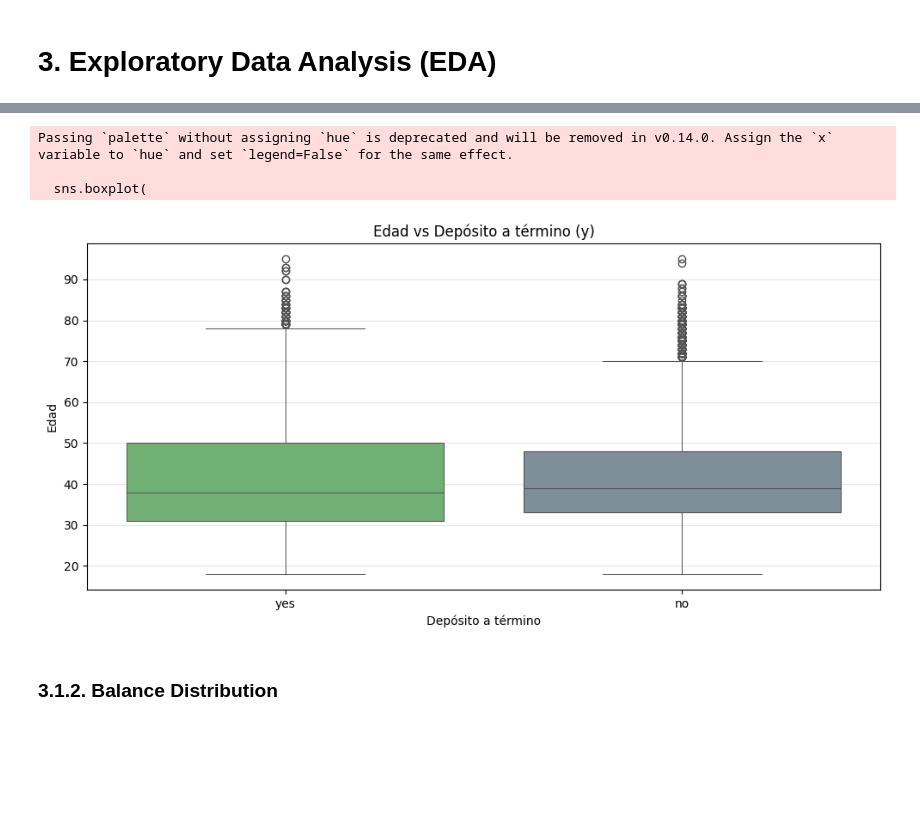
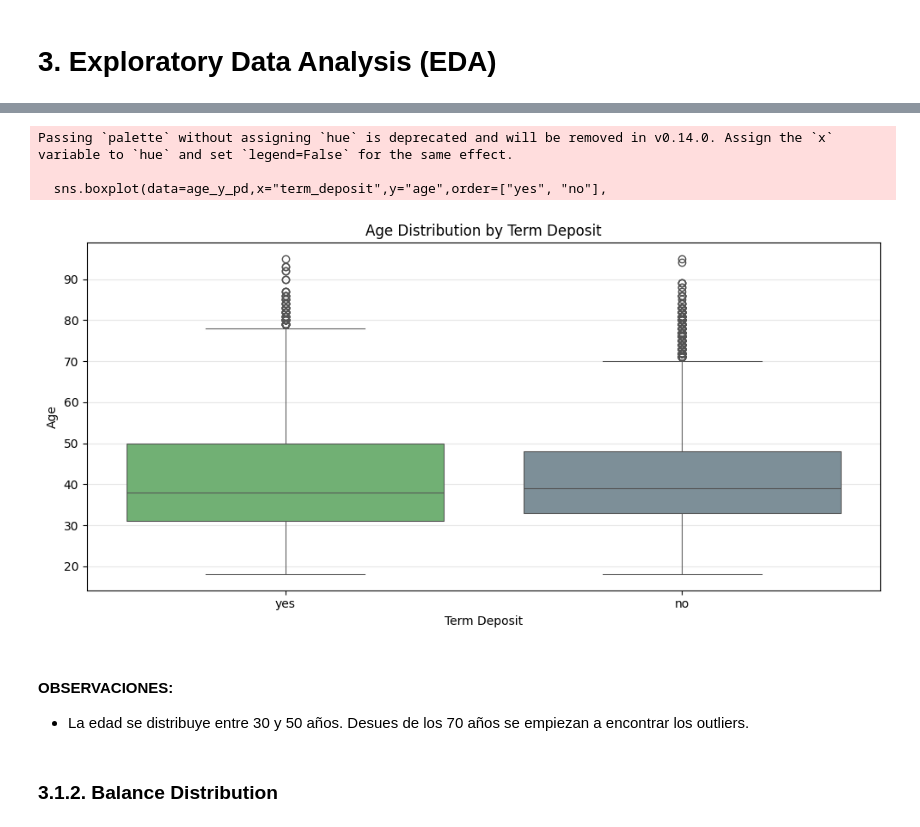
Before and after one commit to samegi/Proce-Laboratorio-ML-Supervisado, a Jupyter notebook: Lab_Clasification.ipynb, the cells around one changed output, grey strips where cells are left out. Cells and saved outputs as stored; diff of their text form; code cells hidden in the pictures; blank space fills up the shorter version.

```diff
--- a/Lab_Clasification.ipynb
+++ b/Lab_Clasification.ipynb
@@ -190,4 +190,7 @@ df01 = df01.withColumn("duration", df01.duration.cast("int"))
 df01 = df01.withColumn("campaign", df01.campaign.cast("int"))
 df01 = df01.withColumn("pdays", df01.pdays.cast("int"))
 df01 = df01.withColumn("previous", df01.previous.cast("int"))
+# %%
+# name change
+df02 = df01.withColumnRenamed('y', 'term_deposit')
 # %% [markdown]
@@ -320,30 +316,30 @@ plt.show()
 # %%
-age_y_pd = df01.select("age", "y").toPandas()
-
-# Ordenar las categorías para que salga primero yes y luego no
-age_y_pd["y"] = age_y_pd["y"].astype(str)
+age_y_pd = df02.select("age", "term_deposit").toPandas()
+age_y_pd["term_deposit"] = age_y_pd["term_deposit"].astype(str)
 
 plt.figure(figsize=(10, 5))
-
-sns.boxplot(data=age_y_pd,x="y",y="age",order=["yes", "no"],
+sns.boxplot(data=age_y_pd,x="term_deposit",y="age",order=["yes", "no"],
     palette={
         "yes": "#66BB6A",
         "no": "#78909C"
     },
     linewidth=0.75
 )
 
-plt.ylabel("Edad")
-plt.xlabel("Depósito a término")
-plt.title("Edad vs Depósito a término (y)")
+plt.ylabel("Age")
+plt.xlabel("Term Deposit")
+plt.title("Age Distribution by Term Deposit")
 plt.grid(axis="y", alpha=0.3)
 plt.tight_layout()
 plt.show()
 # %% [output]
 Passing `palette` without assigning `hue` is deprecated and will be removed in v0.14.0. Assign the `x` variable to `hue` and set `legend=False` for the same effect.
 
-  sns.boxplot(
+  sns.boxplot(data=age_y_pd,x="term_deposit",y="age",order=["yes", "no"],
-[figure, old version]
+[figure, new version]
+# %% [markdown]
+#### OBSERVACIONES:
+- La edad se distribuye entre 30 y 50 años. Desues de los 70 años se empiezan a encontrar los outliers.
 # %% [markdown]
 ### 3.1.2. Balance Distribution
 # %%
```
Also changed, not shown: parts of 47 cells of this notebook.
